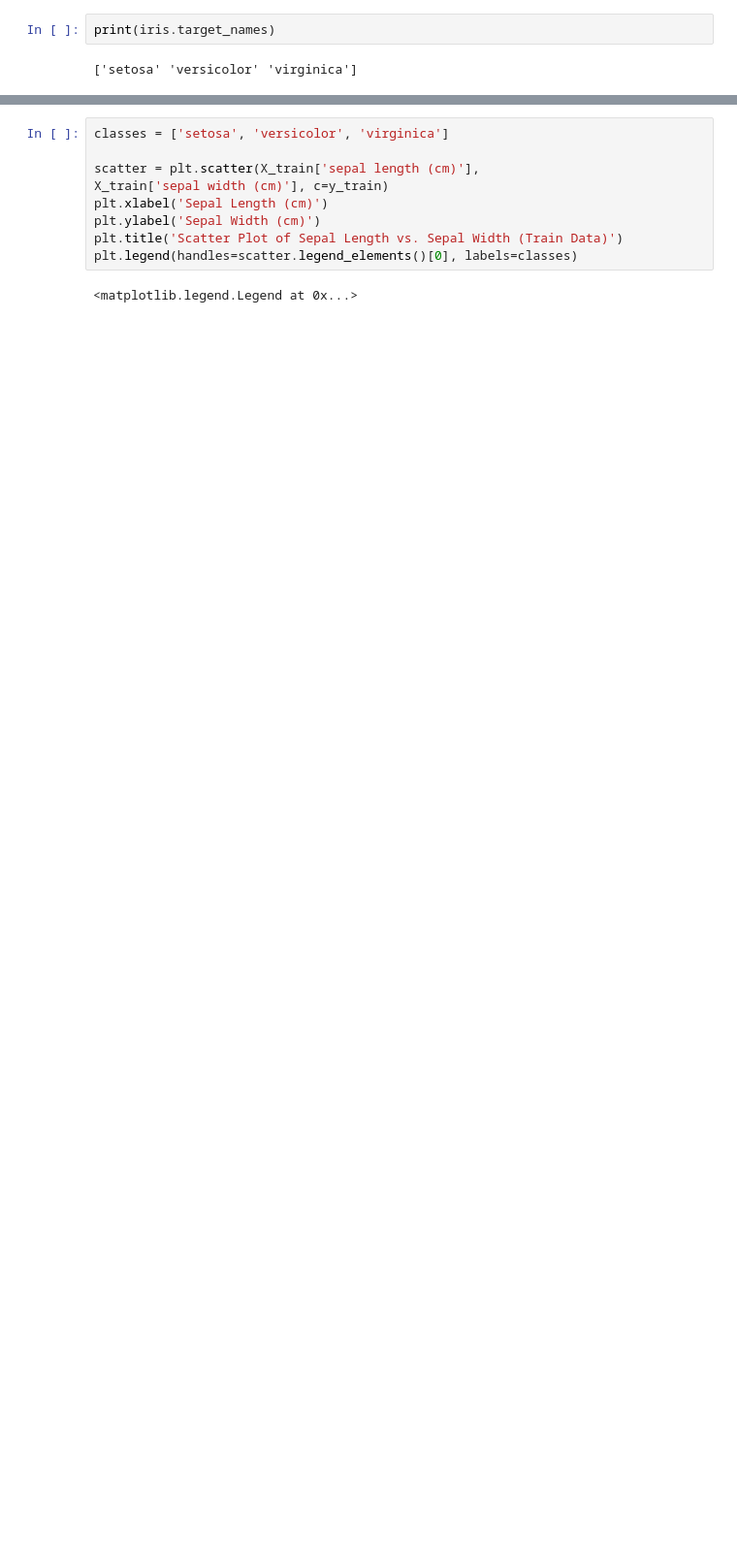
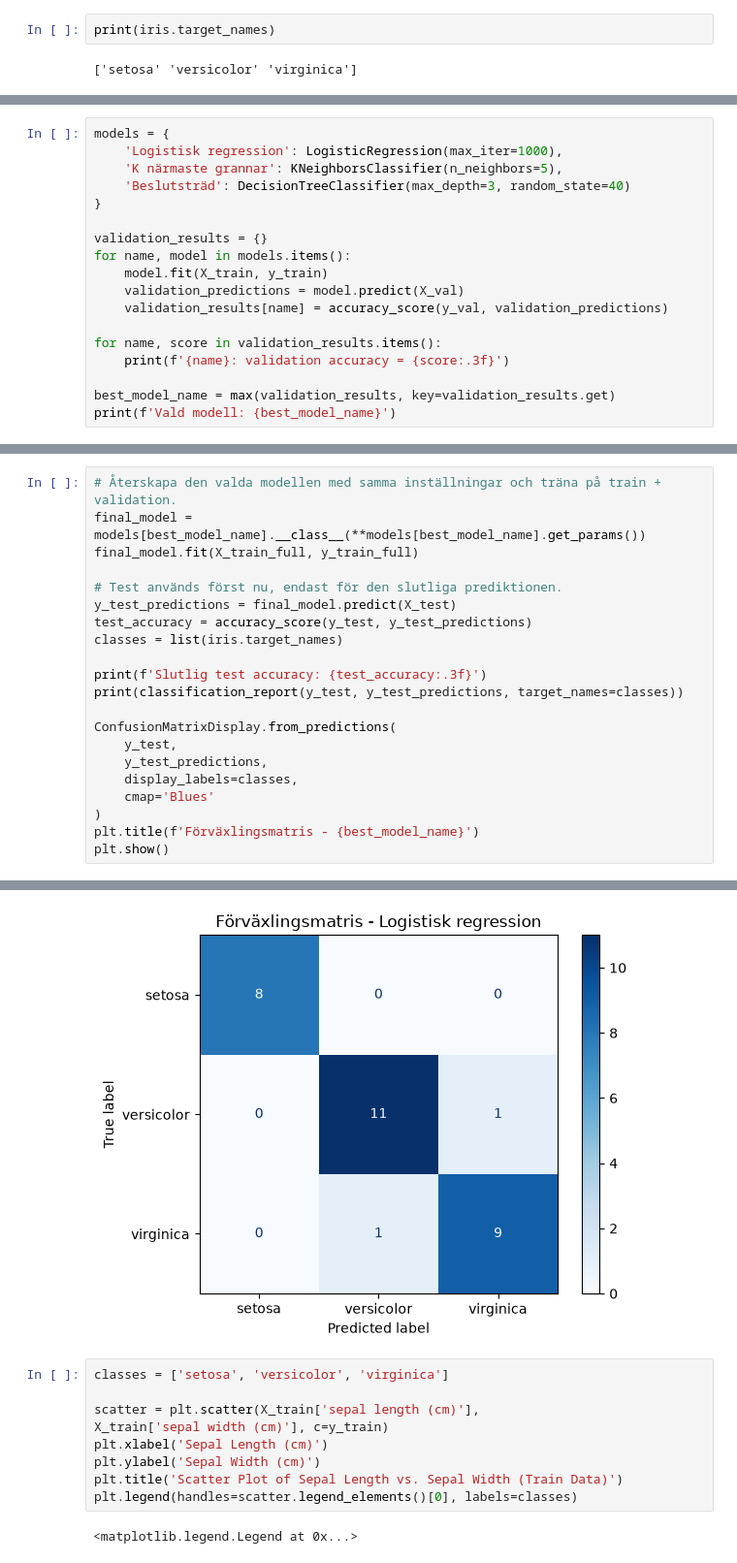
Before and after one commit to FatimaAlMurtadha/MyFirstML, a Jupyter notebook: ÖvningsUppgifterFatima/Kapetal-4/blommor_ML.ipynb, the cells around one changed output, grey strips where cells are left out. Shown at 97% size. Drawn from its saved outputs; the diff is of its cells as text; blank space fills up the shorter version.

```diff
--- a/ÖvningsUppgifterFatima/Kapetal-4/blommor_ML.ipynb
+++ b/ÖvningsUppgifterFatima/Kapetal-4/blommor_ML.ipynb
@@ -39,0 +46,18 @@ X_train, X_val, y_train, y_val = train_test_split(X_train_full, y_train_full, te
+# %%
+models = {
+    'Logistisk regression': LogisticRegression(max_iter=1000),
+    'K närmaste grannar': KNeighborsClassifier(n_neighbors=5),
+    'Beslutsträd': DecisionTreeClassifier(max_depth=3, random_state=40)
+}
+
+validation_results = {}
+for name, model in models.items():
+    model.fit(X_train, y_train)
+    validation_predictions = model.predict(X_val)
+    validation_results[name] = accuracy_score(y_val, validation_predictions)
+
+for name, score in validation_results.items():
+    print(f'{name}: validation accuracy = {score:.3f}')
+
+best_model_name = max(validation_results, key=validation_results.get)
+print(f'Vald modell: {best_model_name}')
@@ -39,0 +73,22 @@ X_train, X_val, y_train, y_val = train_test_split(X_train_full, y_train_full, te
+# %%
+# Återskapa den valda modellen med samma inställningar och träna på train + validation.
+final_model = models[best_model_name].__class__(**models[best_model_name].get_params())
+final_model.fit(X_train_full, y_train_full)
+
+# Test används först nu, endast för den slutliga prediktionen.
+y_test_predictions = final_model.predict(X_test)
+test_accuracy = accuracy_score(y_test, y_test_predictions)
+classes = list(iris.target_names)
+
+print(f'Slutlig test accuracy: {test_accuracy:.3f}')
+print(classification_report(y_test, y_test_predictions, target_names=classes))
+
+ConfusionMatrixDisplay.from_predictions(
+    y_test,
+    y_test_predictions,
+    display_labels=classes,
+    cmap='Blues'
+)
+plt.title(f'Förväxlingsmatris - {best_model_name}')
+plt.show()
+# %% [output]
@@ -40,3 +105,4 @@ X_train, X_val, y_train, y_val = train_test_split(X_train_full, y_train_full, te
+[figure, added]
 # %%
 classes = ['setosa', 'versicolor', 'virginica']
 
```
Also changed, not shown: parts of 13 cells of this notebook, 2 other files.
